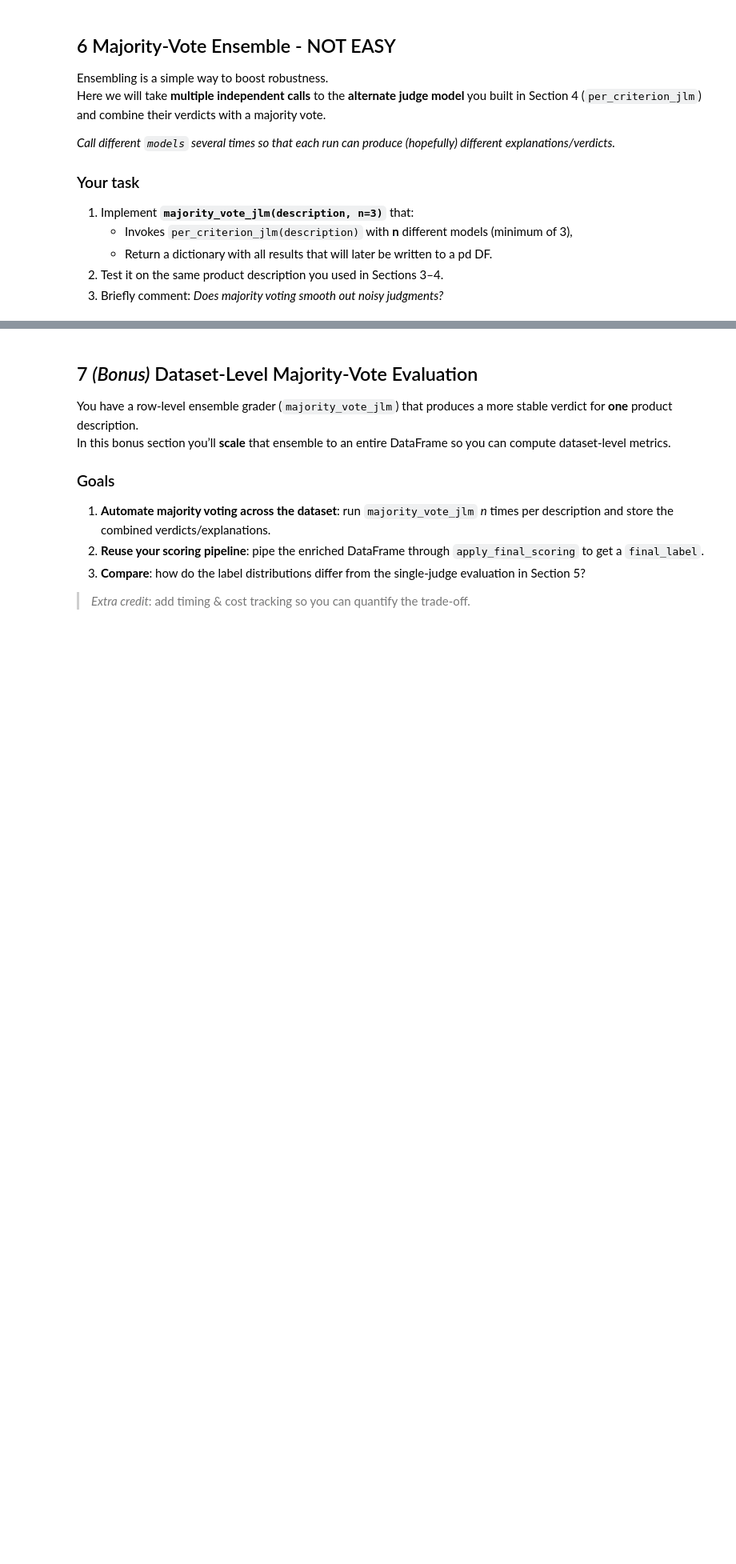
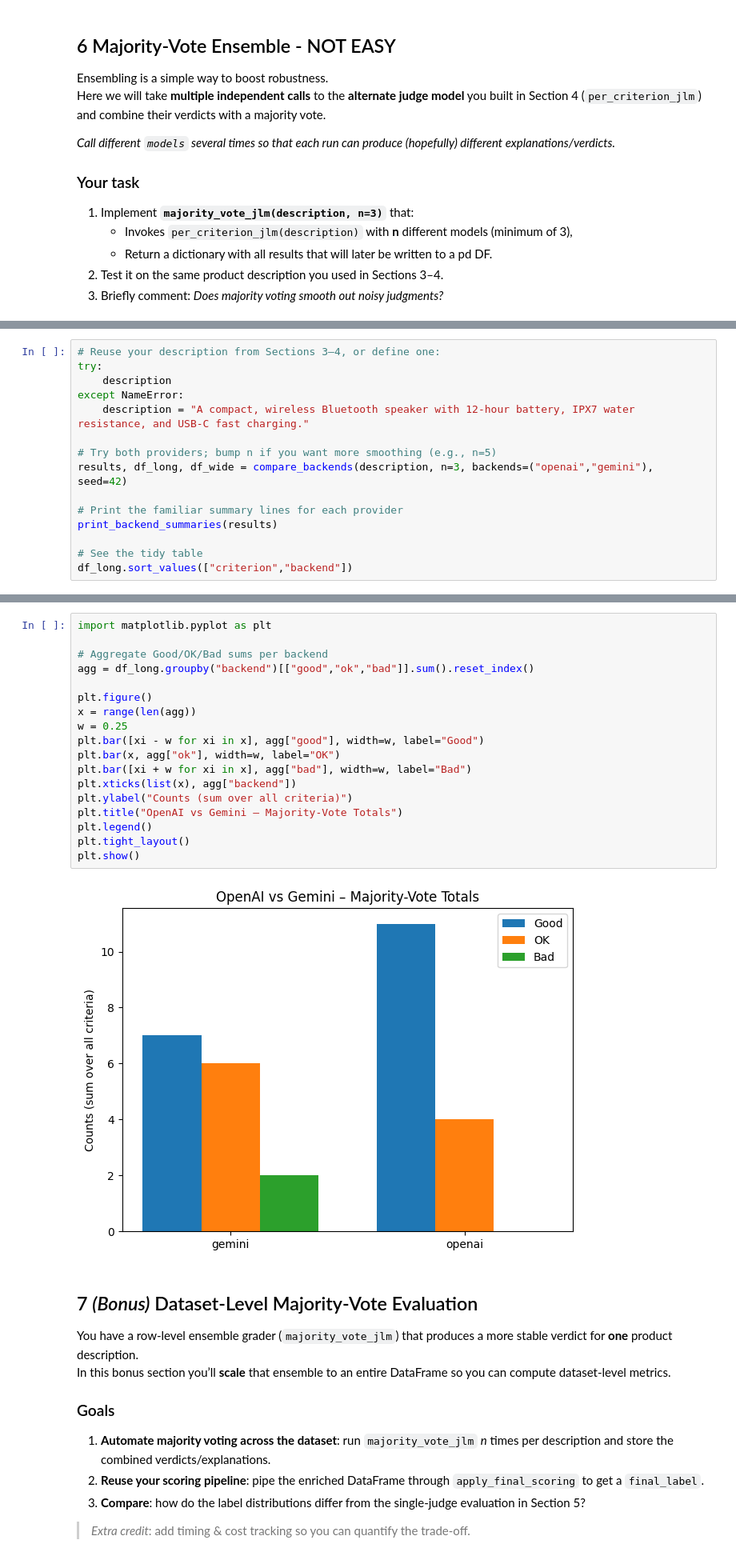
Before and after one commit to mulatmek/gen-ai-course, a Jupyter notebook: Kim Chen - Assignment_02_Evaluating_LLM_Performance_part_2.ipynb, the cells around one changed output, grey strips where cells are left out. Shown at 80% size. Cells and saved outputs as stored; diff of their text form; blank space fills up the shorter version.

Commit message:
final result

```diff
--- a/Kim Chen - Assignment_02_Evaluating_LLM_Performance_part_2.ipynb
+++ b/Kim Chen - Assignment_02_Evaluating_LLM_Performance_part_2.ipynb
@@ -1179,0 +1188,15 @@ Models used: ['models/gemini-1.5-flash-8b', 'models/gemini-1.5-pro', 'models/gem
+# %%
+# Reuse your description from Sections 3–4, or define one:
+try:
+    description
+except NameError:
+    description = "A compact, wireless Bluetooth speaker with 12-hour battery, IPX7 water resistance, and USB-C fast charging."
+
+# Try both providers; bump n if you want more smoothing (e.g., n=5)
+results, df_long, df_wide = compare_backends(description, n=3, backends=("openai","gemini"), seed=42)
+
+# Print the familiar summary lines for each provider
+print_backend_summaries(results)
+
+# See the tidy table
+df_long.sort_values(["criterion","backend"])
@@ -1180,3 +1230,23 @@ Models used: ['models/gemini-1.5-flash-8b', 'models/gemini-1.5-pro', 'models/gem
+# %%
+import matplotlib.pyplot as plt
+
+# Aggregate Good/OK/Bad sums per backend
+agg = df_long.groupby("backend")[["good","ok","bad"]].sum().reset_index()
+
+plt.figure()
+x = range(len(agg))
+w = 0.25
+plt.bar([xi - w for xi in x], agg["good"], width=w, label="Good")
+plt.bar(x, agg["ok"], width=w, label="OK")
+plt.bar([xi + w for xi in x], agg["bad"], width=w, label="Bad")
+plt.xticks(list(x), agg["backend"])
+plt.ylabel("Counts (sum over all criteria)")
+plt.title("OpenAI vs Gemini – Majority-Vote Totals")
+plt.legend()
+plt.tight_layout()
+plt.show()
+# %% [output]
+[figure, added]
 # %% [markdown]
 ## 7 *(Bonus)* Dataset‑Level Majority‑Vote Evaluation
 
```
Also changed, not shown: parts of 6 cells of this notebook.
